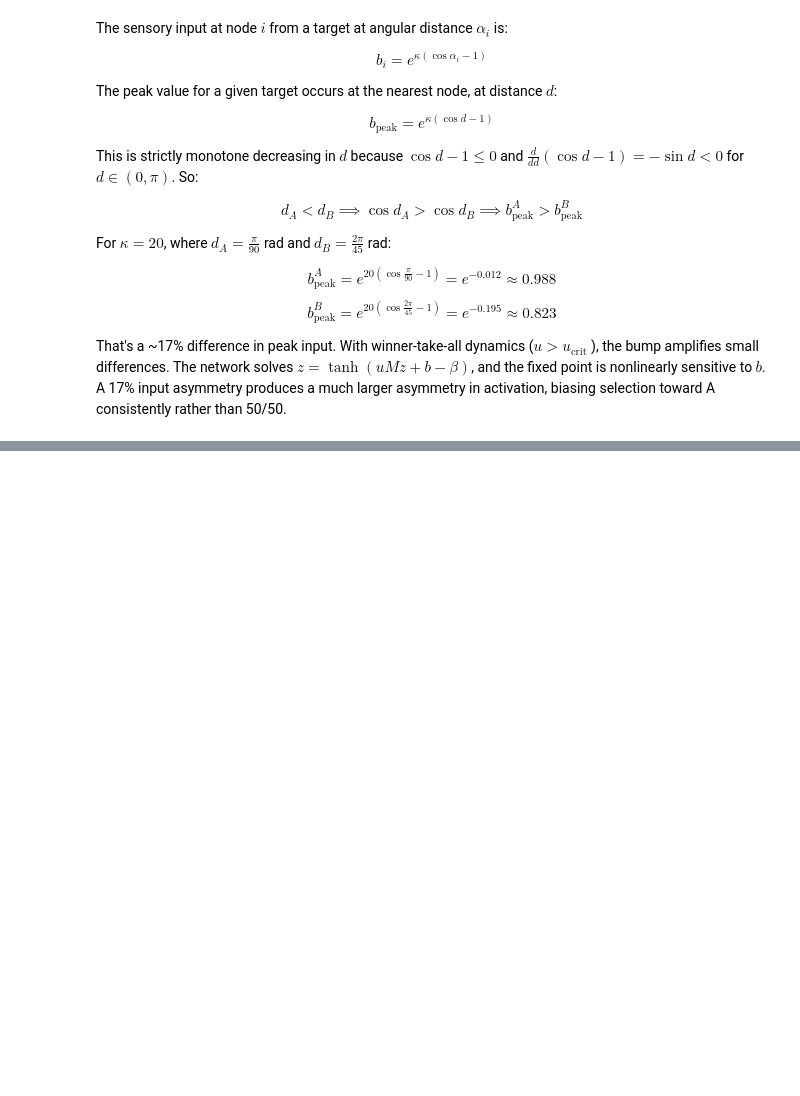
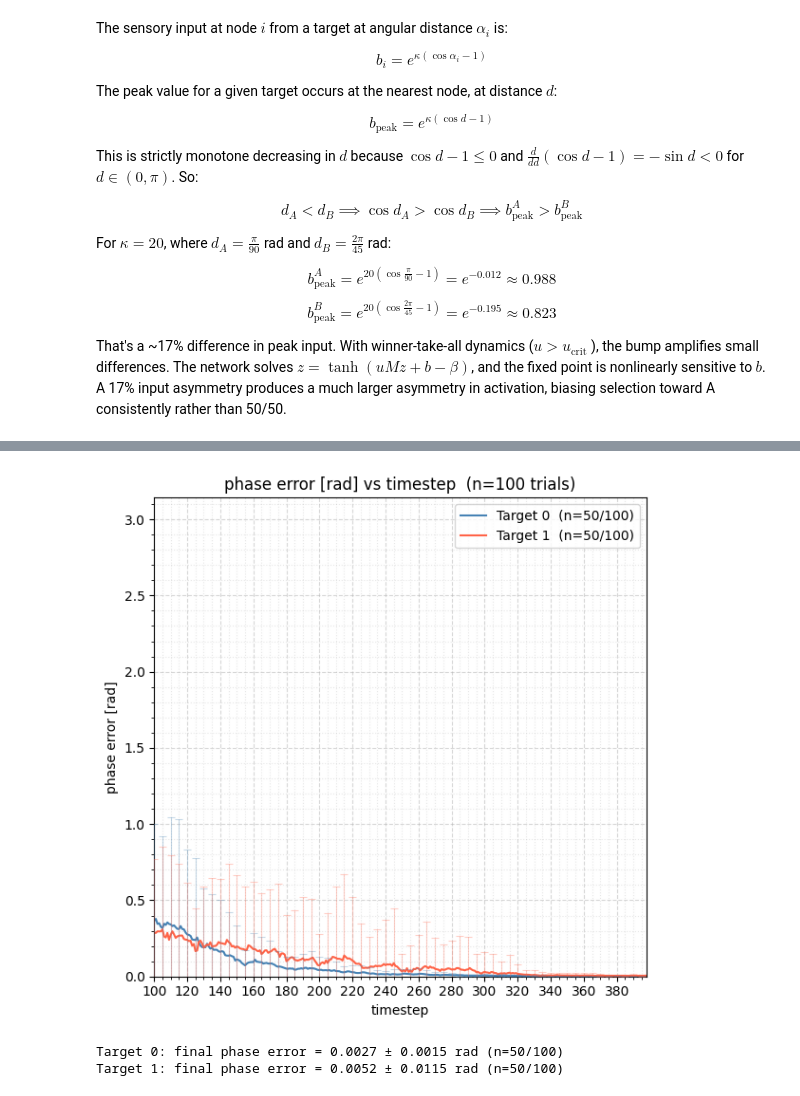
Before and after one commit to noah-ginzburg/RANController, a Jupyter notebook: RAN/mean_field_model_3d.ipynb, the cells around one changed output, grey strips where cells are left out. Saved outputs shown, nothing was run; the diff lists cells and outputs as text; code cells hidden in the pictures; blank space fills up the shorter version.

```diff
--- a/RAN/mean_field_model_3d.ipynb
+++ b/RAN/mean_field_model_3d.ipynb
@@ -494,7 +504,7 @@ plot_scatter_regular(gamma_vals, z_vals_max, len(gamma_vals)/10, f"||z|| vs. gam
 # %%
-n_trials = 20
+n_trials = 100
 T = 400
-u = 3.0
+u = 4.0
 
 # reset targets — the gamma cell above mutates quality in-place
 target1 = [2.0, 0, np.pi/2, 20.0]
@@ -503,7 +513,7 @@ targets = [target1, target2]
 
 b = generate_sensory_input(nodes, targets, kappa)
 
-start_index = 41
+start_index = 100
 end_index = T - 1
 n_steps = end_index - start_index
 
@@ -528,36 +538,47 @@ errbar_mask[::5] = True
 
 fig, ax = plt.subplots(figsize=(6, 6))
 
+final_errors = {}
+
 for t_idx in range(len(targets)):
     c          = colors[t_idx % len(colors)]
     trial_mask = final_selections == t_idx
     n_selected = int(np.sum(trial_mask))
     if n_selected == 0:
         continue
     errors = all_phase_errors[trial_mask, t_idx, :]
     mean   = np.mean(errors, axis=0)
     std    = np.std(errors,  axis=0)
+
+    final_errors[t_idx] = (mean[-1], std[-1], n_selected)
 
     ax.plot(x_vals, mean, color=c, linewidth=1.5,
             label=f'Target {t_idx}  (n={n_selected}/{n_trials})', zorder=2)
     eb_idx = np.where(errbar_mask)[0]
     _, caps, bars = ax.errorbar(x_vals[eb_idx], mean[eb_idx], yerr=std[eb_idx],
                                 color=c, ecolor=c, elinewidth=0.8, capsize=3, capthick=0.8,
                                 fmt='none', zorder=3)
     for bar in bars:
         bar.set_alpha(0.3)
     for cap in caps:
         cap.set_alpha(0.3)
 
 ax.set_xlim(x_vals[0], x_vals[-1])
 ax.set_ylim(0, np.pi)
 ax.xaxis.set_major_locator(ticker.MultipleLocator(int(T / 20)))
 ax.grid(True, which='major', linestyle='--', alpha=0.5)
 ax.grid(True, which='minor', linestyle=':', alpha=0.3)
 ax.minorticks_on()
 ax.legend()
 ax.set_title(f'phase error [rad] vs timestep  (n={n_trials} trials)')
 ax.set_xlabel('timestep')
 ax.set_ylabel('phase error [rad]')
 plt.tight_layout()
 plt.show()
+
+for t_idx, (mean_final, std_final, n_selected) in final_errors.items():
+    print(f'Target {t_idx}: final phase error = {mean_final:.4f} ± {std_final:.4f} rad (n={n_selected}/{n_trials})')
+# %% [output]
+[figure, added]
+Target 0: final phase error = 0.0027 ± 0.0015 rad (n=50/100)
+Target 1: final phase error = 0.0052 ± 0.0115 rad (n=50/100)
```
Also changed, not shown: parts of 4 cells of this notebook, 5 other files.
